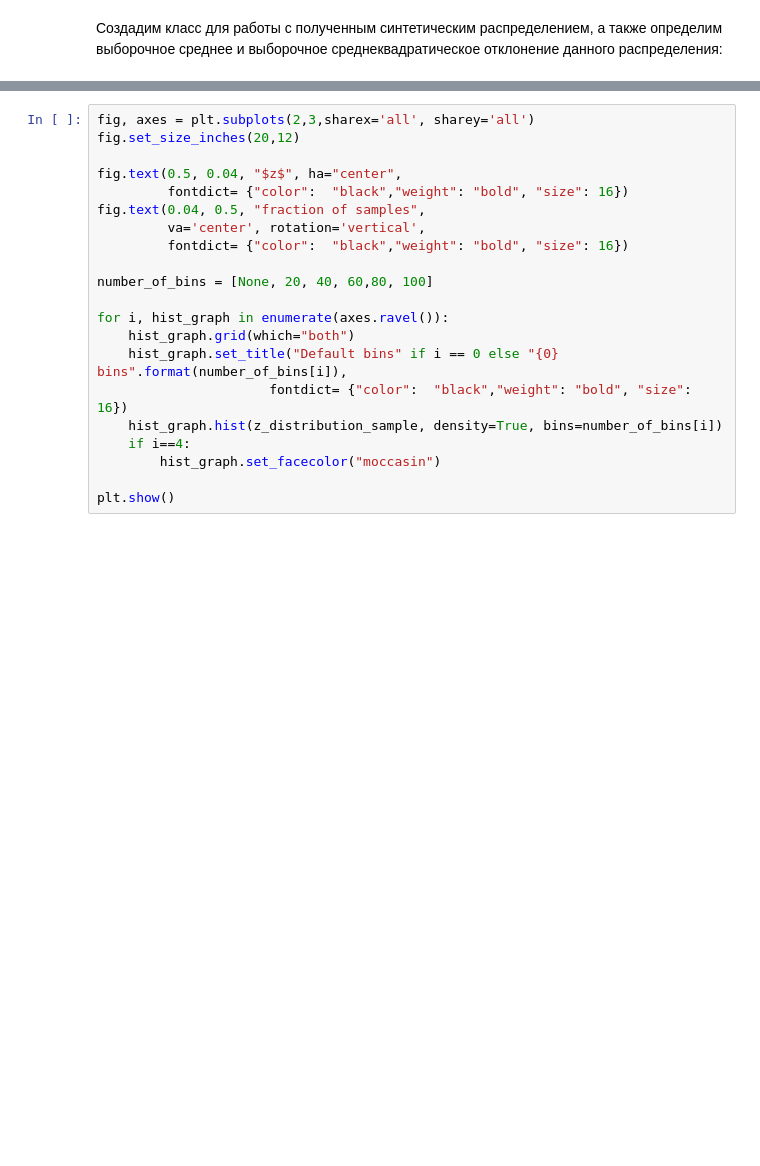
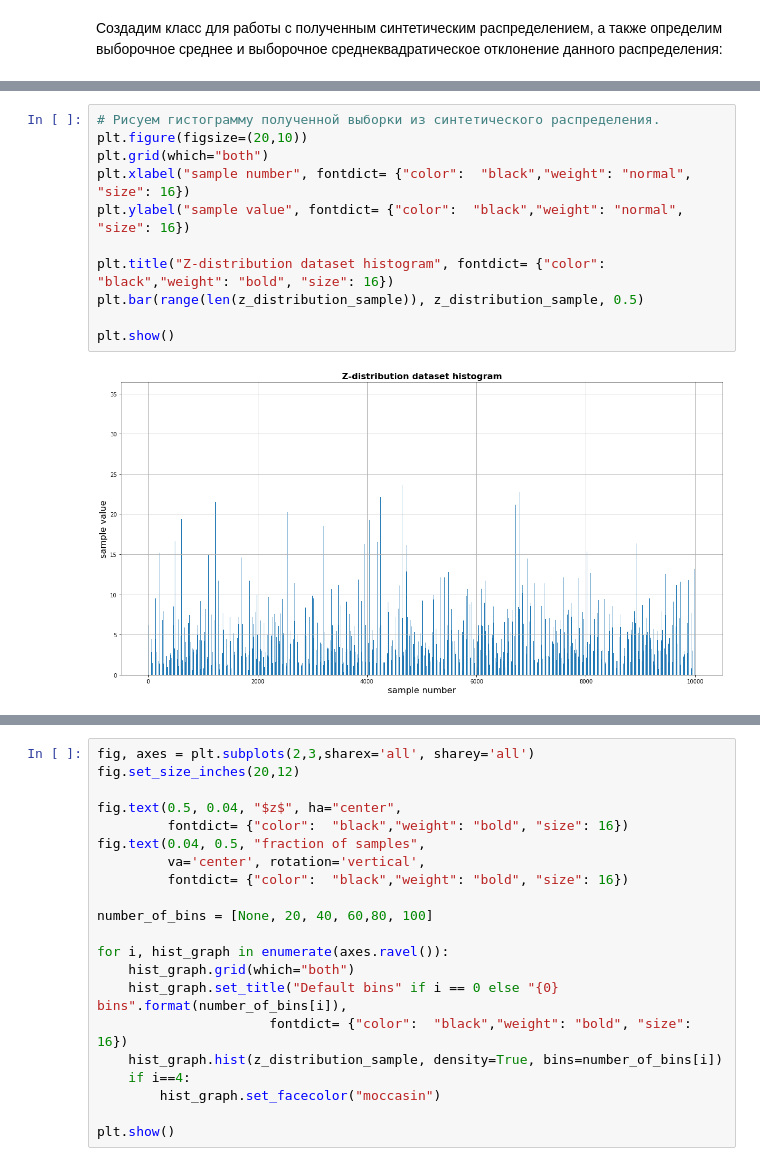
Before and after one commit to avikulin/PythonMath, a Jupyter notebook: Yandex ML Course #1/CourseProject/CourseProject.ipynb, the cells around one changed output, grey strips where cells are left out. Cells and saved outputs as stored; diff of their text form; blank space fills up the shorter version.

```diff
--- a/Yandex ML Course #1/CourseProject/CourseProject.ipynb
+++ b/Yandex ML Course #1/CourseProject/CourseProject.ipynb
@@ -448,0 +479,13 @@ z_distribution_sample = z_rv.rvs(size=10000)
+# %%
+# Рисуем гистограмму полученной выборки из синтетического распределения.
+plt.figure(figsize=(20,10))
+plt.grid(which="both")
+plt.xlabel("sample number", fontdict= {"color":  "black","weight": "normal", "size": 16})
+plt.ylabel("sample value", fontdict= {"color":  "black","weight": "normal", "size": 16})
+
+plt.title("Z-distribution dataset histogram", fontdict= {"color":  "black","weight": "bold", "size": 16})
+plt.bar(range(len(z_distribution_sample)), z_distribution_sample, 0.5)
+
+plt.show()
+# %% [output]
+[figure, added]
```
Also changed, not shown: parts of 22 cells of this notebook.
